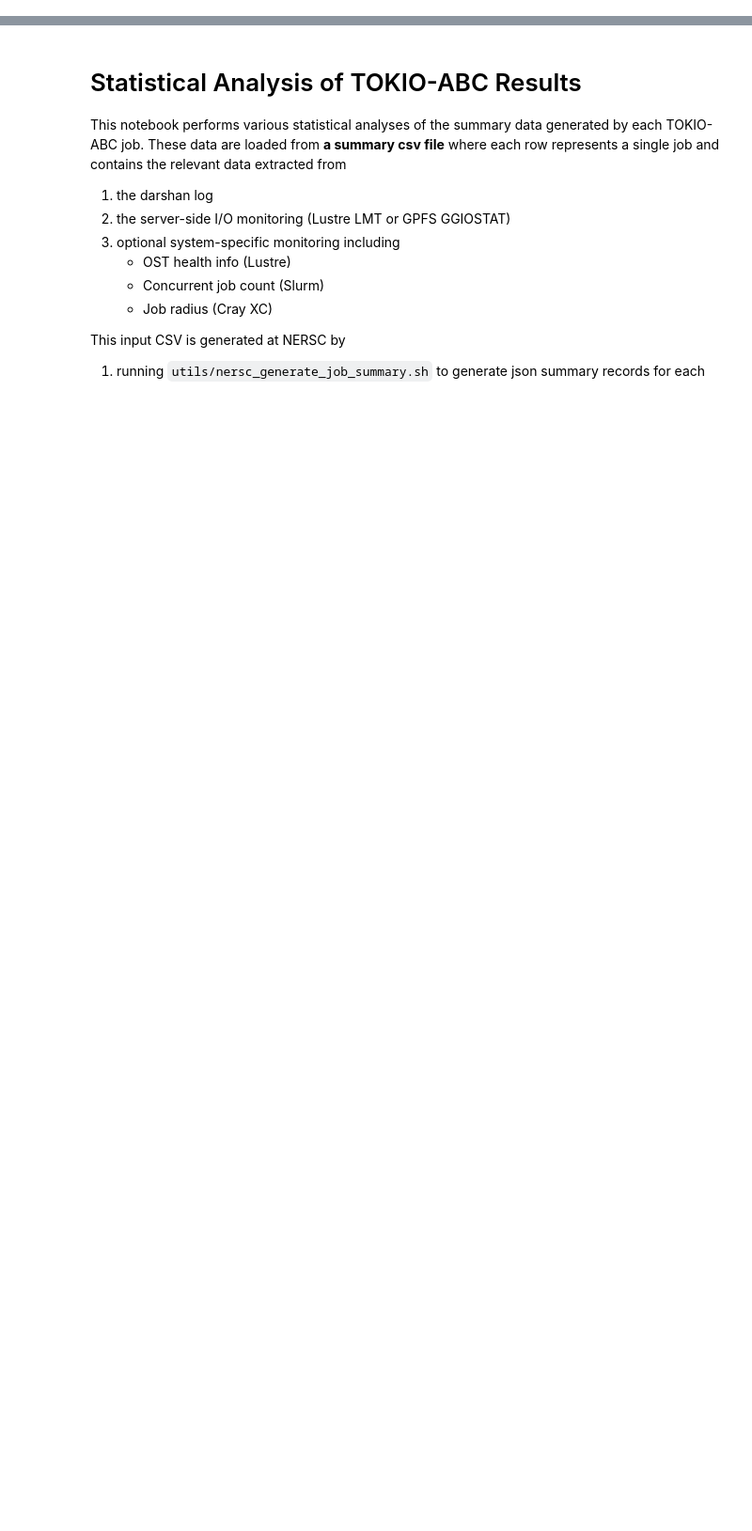
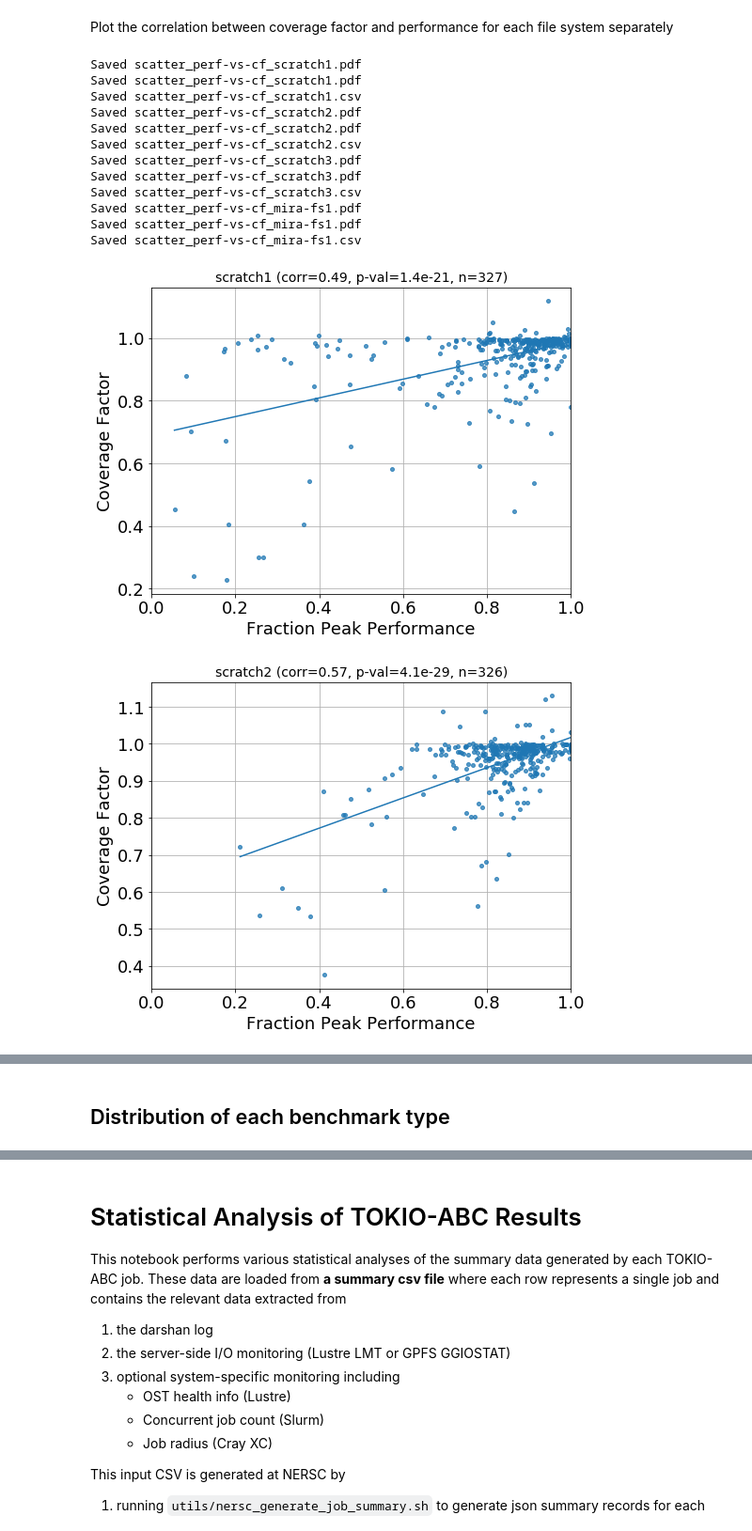
Before and after one commit to glennklockwood/papers-umami, a Jupyter notebook: scripts/correlations/correlation_analysis.ipynb, the cells around one changed output, grey strips where cells are left out. Shown at 94% size. Saved outputs shown, nothing was run; the diff lists cells and outputs as text; code cells hidden in the pictures; blank space fills up the shorter version.

```diff
--- a/scripts/correlations/correlation_analysis.ipynb
+++ b/scripts/correlations/correlation_analysis.ipynb
@@ -0,0 +809,63 @@
+# %% [markdown]
+Plot the correlation between coverage factor and performance for each file system separately
+# %%
+# for scatterplot in correlations_mira:
+for idx, fs in enumerate(_FILE_SYSTEM_ORDER):
+    fig = plt.figure(figsize=(8,6))
+    ax = fig.add_subplot(111)
+    x_key = performance_key
+    y_key = 'coverage_factor'
+    if fs.startswith('mira') :
+        df_plot = df_mira.sort_values(performance_key)
+        system = "Mira"
+    elif fs.startswith('scratch'):
+        df_plot = df_edison.sort_values(performance_key)
+        system = "Edison"
+    else:
+        warnings.warn("Cannot find key %s in any data frames" % y_key)
+    df_plot = df_plot[df_plot['darshan_file_system'] == fs]
+
+    x = df_plot[x_key].values
+    y = df_plot[y_key].values
+    corr = stats.pearsonr(x, y)
+    label = "%s (corr=%.2f, p-val=%4.2g, n=%d)" % (fs, corr[0], corr[1], len(df_plot))
+    points = ax.plot(x, y,
+                     'o',
+                     alpha=0.75,
+                     markersize=4.0)
+
+    ### attempt a linear fit to generate a visual aid
+    m, b = np.polyfit(x, y, 1)
+    ax.plot(x, m*x+b,
+            "-",
+           color=points[0].get_color())
+
+    ### make the plot pretty
+    ax.set_xlim([0.0,2.0 if 'mean' in x_key else 1.0])
+    ax.set_ylabel("Coverage Factor")
+    ax.set_xlabel(counter_labels[performance_key])
+    ax.set_title(label, fontsize=14)
+    plt.grid(True)
+    output_file = "scatter_perf-vs-cf_%s.pdf" % fs
+    fig.savefig(output_file, bbox_inches="tight")
+    print "Saved %s" % output_file
+    fig.savefig(output_file.replace('pdf', 'png'), bbox_inches="tight")
+    print "Saved %s" % output_file
+    df_save = pandas.DataFrame({"Performance Relative to Mean": x,
+                                "Coverage Factor": y}).to_csv(output_file.replace('pdf', 'csv'))
+    print "Saved", output_file.replace('pdf', 'csv')
+# %% [output]
+Saved scatter_perf-vs-cf_scratch1.pdf
+Saved scatter_perf-vs-cf_scratch1.pdf
+Saved scatter_perf-vs-cf_scratch1.csv
+Saved scatter_perf-vs-cf_scratch2.pdf
+Saved scatter_perf-vs-cf_scratch2.pdf
+Saved scatter_perf-vs-cf_scratch2.csv
+Saved scatter_perf-vs-cf_scratch3.pdf
+Saved scatter_perf-vs-cf_scratch3.pdf
+Saved scatter_perf-vs-cf_scratch3.csv
+Saved scatter_perf-vs-cf_mira-fs1.pdf
+Saved scatter_perf-vs-cf_mira-fs1.pdf
+Saved scatter_perf-vs-cf_mira-fs1.csv
+[figure, added]
+[figure, added]
@@ -0,0 +874,2 @@
+# %% [markdown]
+## Distribution of each benchmark type
```
Also changed, not shown: parts of 77 cells of this notebook, 3 other files.
